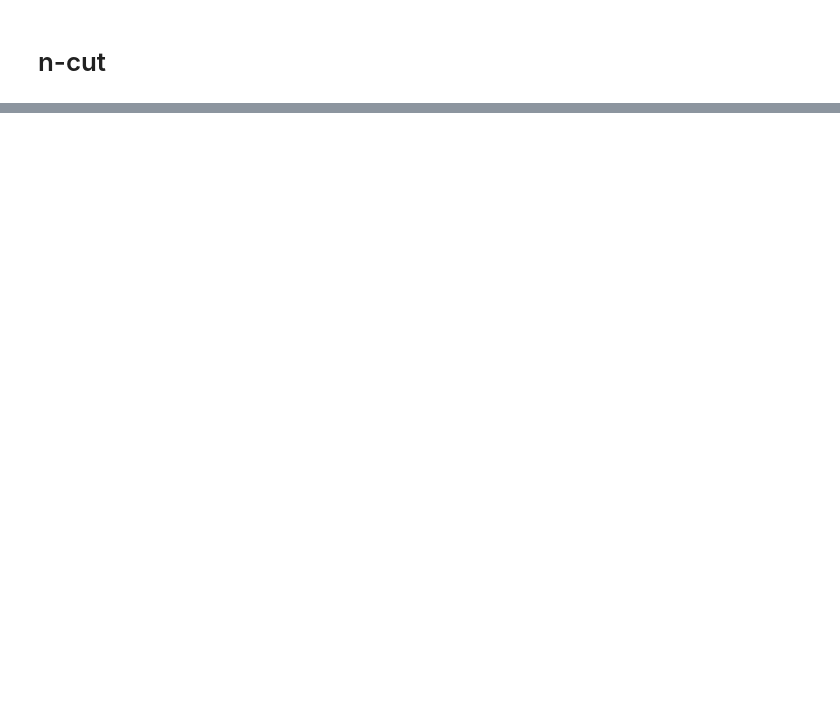
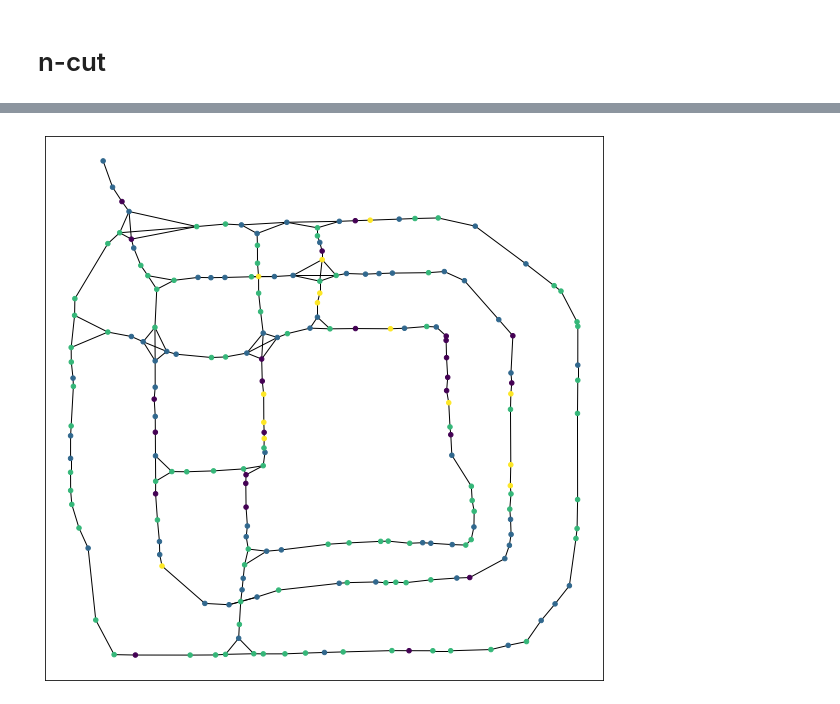
Before and after one commit to HaTT2018/NET_louvain_DAN, a Jupyter notebook: search_rand_seed.ipynb, the cells around one changed output, grey strips where cells are left out. Cells and saved outputs as stored; diff of their text form; code cells hidden in the pictures; blank space fills up the shorter version.

```diff
--- a/search_rand_seed.ipynb
+++ b/search_rand_seed.ipynb
@@ -415,7 +415,7 @@ b_det.to_csv('./res/%i_b_det.csv'%randseed)
 id_2000 = pd.read_csv('./data/id2000.csv', index_col=0)
 id_402 = pd.read_csv('./data/selected_id.csv')
 seg = pd.read_csv('./data/segement.csv', header=None)
-partition_results = pd.read_csv('./res/%i_partition_results1.csv'%randseed)
+partition_results = pd.read_csv('./res/%i_partition_results.csv'%randseed)
 
 id_402['id_node'] = ''
 for i in range(len(id_402)):
@@ -737,0 +763,21 @@ ModuleNotFoundError: No module named 'skimage'
+# %%
+partition_results_km = pd.DataFrame([], index=range(len(partition_results)), columns=['class', 'node'])
+
+for i in range(len(partition_results)):
+    node = partition_results.iloc[i, 1]
+    class_ = id_402_km[id_402_km['id_node']==node].iloc[0, 5]  # 5 means class_i
+    partition_results_km.iloc[i, 0] = class_  # class
+    partition_results_km.iloc[i, 1] = node
+# %%
+partition = community_louvain.best_partition(G, resolution=15, weight='weight', random_state=randseed)
+
+# draw the graph
+pos = nx.spring_layout(G)
+# color the nodes according to their partition
+cmap = cm.get_cmap('viridis', max(partition.values()) + 1)
+
+plt.figure(figsize = (10,10))
+nx.draw_networkx(G, pos = npos, node_size=20, node_color=list(partition_results_km['class'].values), with_labels=False)
+#plt.savefig('./res/img/%i_net'%randseed)
+# %% [output]
+[figure, added]
```
Also changed, not shown: parts of 9 cells of this notebook, 2 other files.
